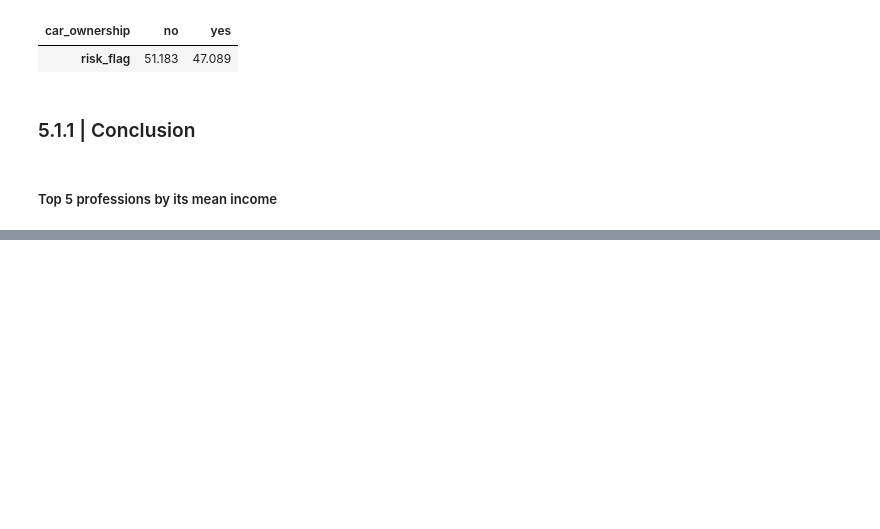
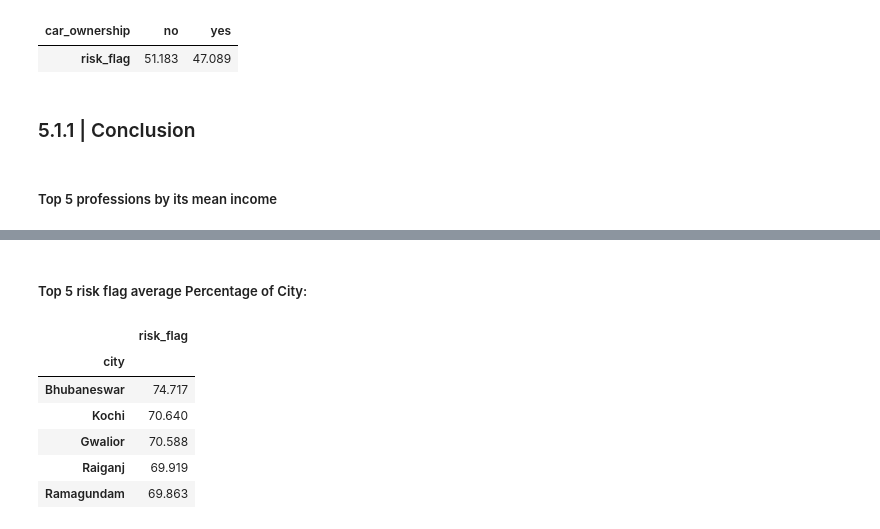
Before and after one commit to masete/Loan-Prediction-based-on-Customer-Behaviour, a Jupyter notebook: eda.ipynb, the cells around one changed output, grey strips where cells are left out. Saved outputs shown, nothing was run; the diff lists cells and outputs as text; code cells hidden in the pictures; blank space fills up the shorter version.

Commit message:
top 5 high risk flags

```diff
--- a/eda.ipynb
+++ b/eda.ipynb
@@ -693,0 +694,12 @@ loan.groupby("profession")["income"].agg(["min", "max", "mean"]).sort_values(by=
+# %% [markdown]
+##### Top 5 risk flag average Percentage of City:
+# %%
+loan.groupby(["city"]).risk_flag.apply(lambda x: (x.sum() / x.size) * 100).sort_values(ascending=False).to_frame().head()
+# %% [output]
+|  | risk_flag |
+| city |  |
+| Bhubaneswar | 74.717 |
+| Kochi | 70.640 |
+| Gwalior | 70.588 |
+| Raiganj | 69.919 |
+| Ramagundam | 69.863 |
```
Also changed, not shown: parts of 1 cell of this notebook.
